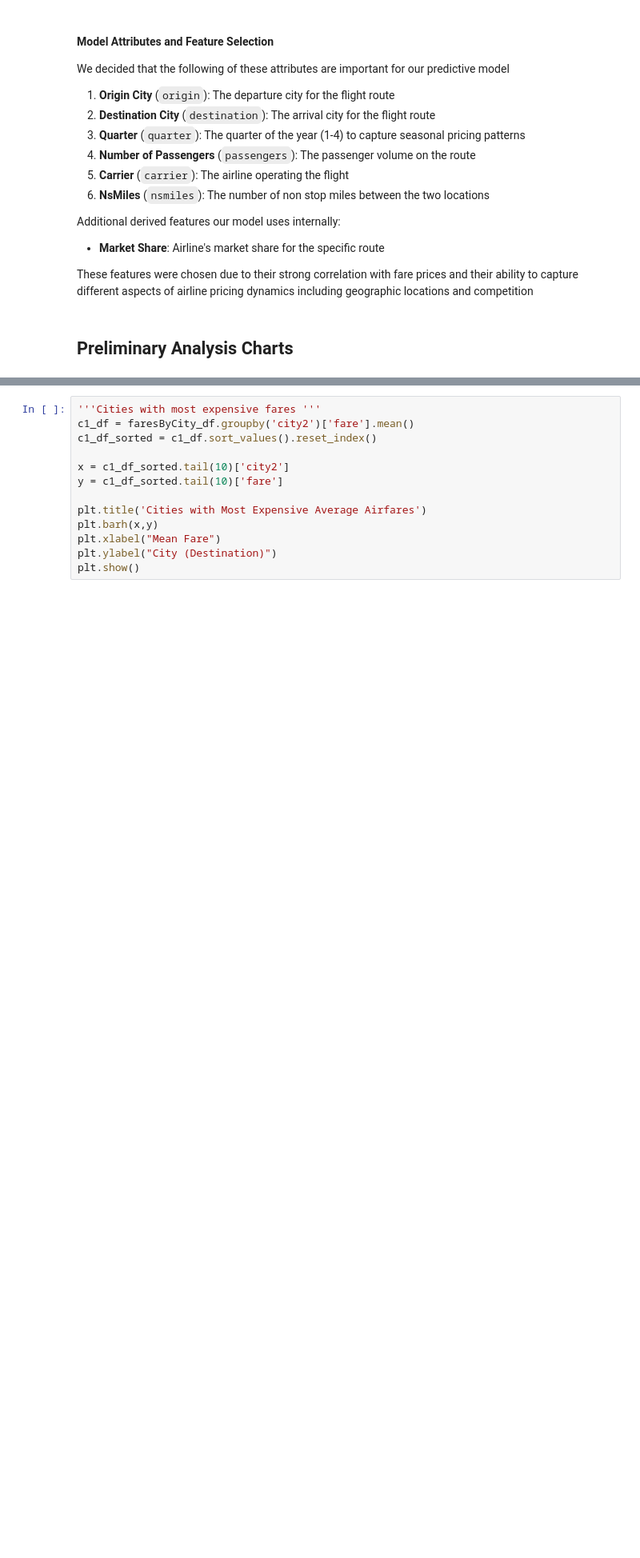
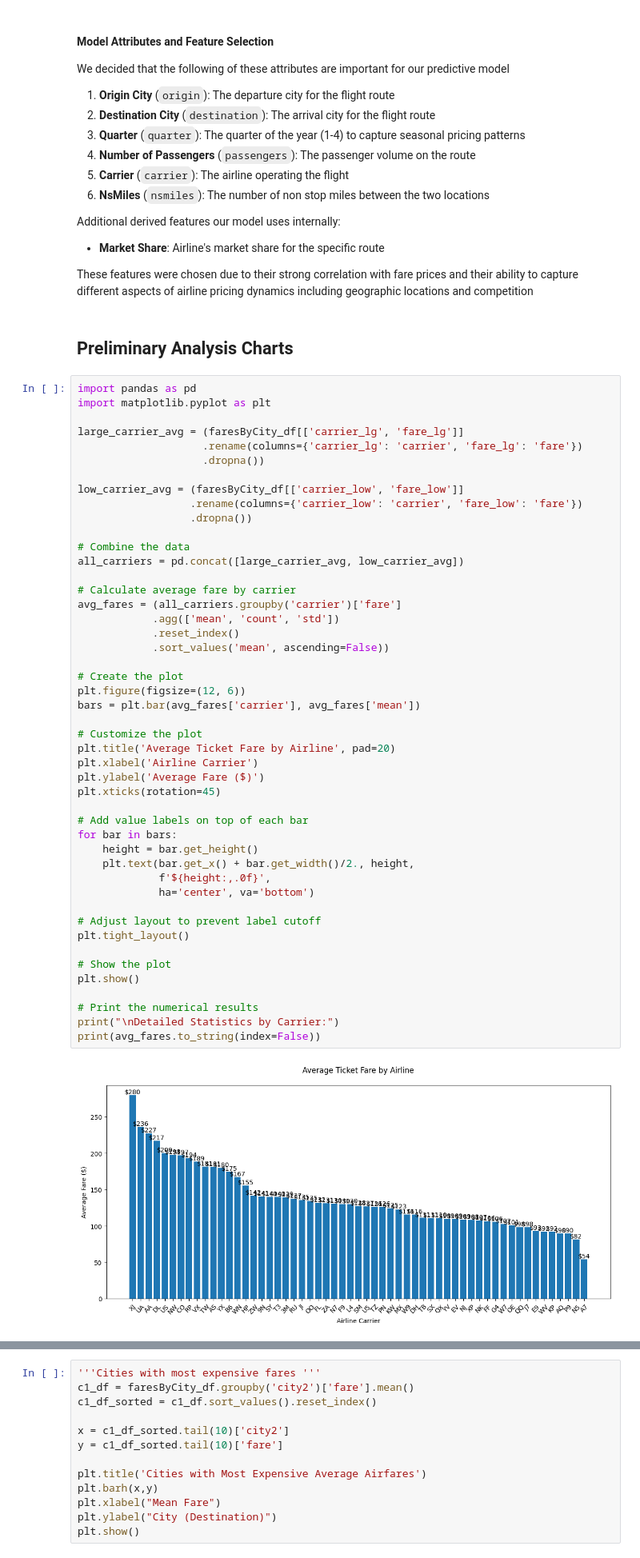
Before and after one commit to devinar25/flight-data-proj, a Jupyter notebook: main.ipynb, the cells around one changed output, grey strips where cells are left out. Shown at 80% size. Saved outputs shown, nothing was run; the diff lists cells and outputs as text; blank space fills up the shorter version.

```diff
--- a/main.ipynb
+++ b/main.ipynb
@@ -110,3 +110,52 @@ Additional derived features our model uses internally:
 These features were chosen due to their strong correlation with fare prices and their ability to capture different aspects of airline pricing dynamics including geographic locations and competition
 # %% [markdown]
 ## Preliminary Analysis Charts
+# %%
+import pandas as pd
+import matplotlib.pyplot as plt
+
+large_carrier_avg = (faresByCity_df[['carrier_lg', 'fare_lg']]
+                    .rename(columns={'carrier_lg': 'carrier', 'fare_lg': 'fare'})
+                    .dropna())
+
+low_carrier_avg = (faresByCity_df[['carrier_low', 'fare_low']]
+                  .rename(columns={'carrier_low': 'carrier', 'fare_low': 'fare'})
+                  .dropna())
+
+# Combine the data
+all_carriers = pd.concat([large_carrier_avg, low_carrier_avg])
+
+# Calculate average fare by carrier
+avg_fares = (all_carriers.groupby('carrier')['fare']
+            .agg(['mean', 'count', 'std'])
+            .reset_index()
+            .sort_values('mean', ascending=False))
+
+# Create the plot
+plt.figure(figsize=(12, 6))
+bars = plt.bar(avg_fares['carrier'], avg_fares['mean'])
+
+# Customize the plot
+plt.title('Average Ticket Fare by Airline', pad=20)
+plt.xlabel('Airline Carrier')
+plt.ylabel('Average Fare ($)')
+plt.xticks(rotation=45)
+
+# Add value labels on top of each bar
+for bar in bars:
+    height = bar.get_height()
+    plt.text(bar.get_x() + bar.get_width()/2., height,
+             f'${height:,.0f}',
+             ha='center', va='bottom')
+
+# Adjust layout to prevent label cutoff
+plt.tight_layout()
+
+# Show the plot
+plt.show()
+
+# Print the numerical results
+print("\nDetailed Statistics by Carrier:")
+print(avg_fares.to_string(index=False))
+# %% [output]
+[figure, added]
```
Also changed, not shown: parts of 3 cells of this notebook.
